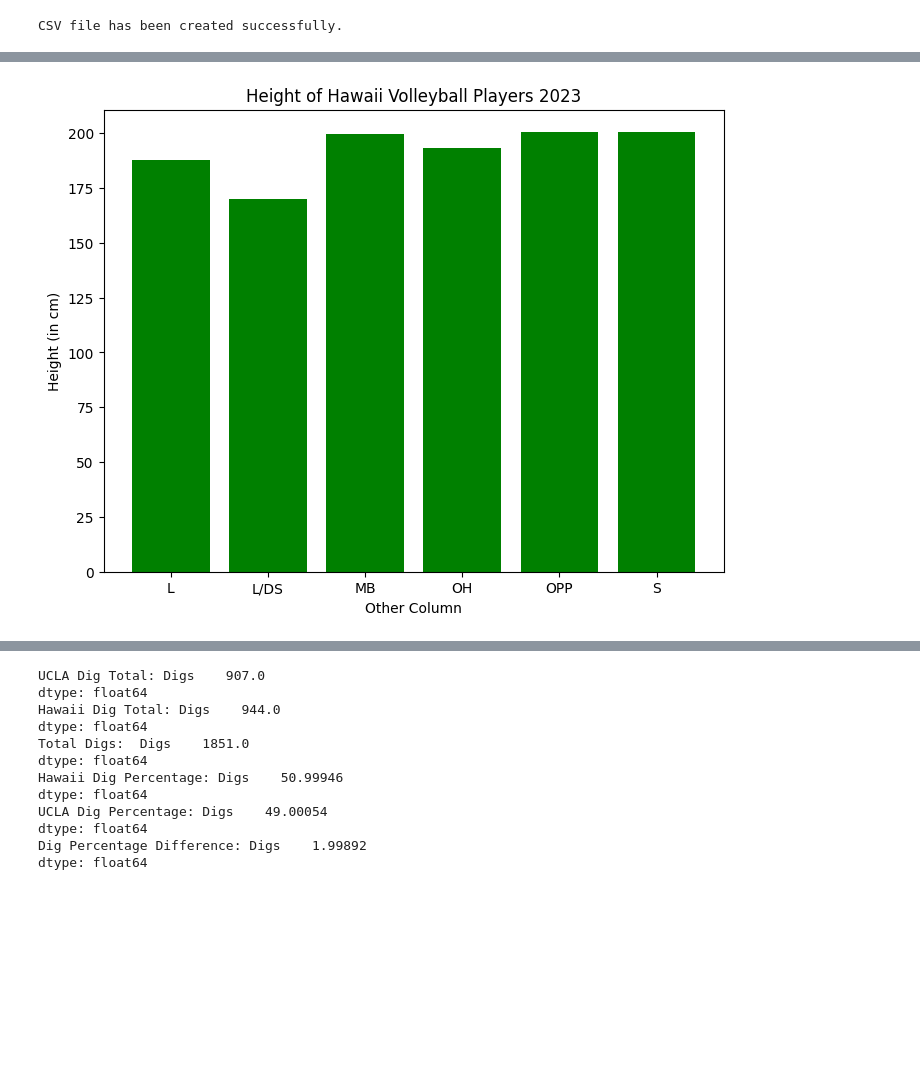
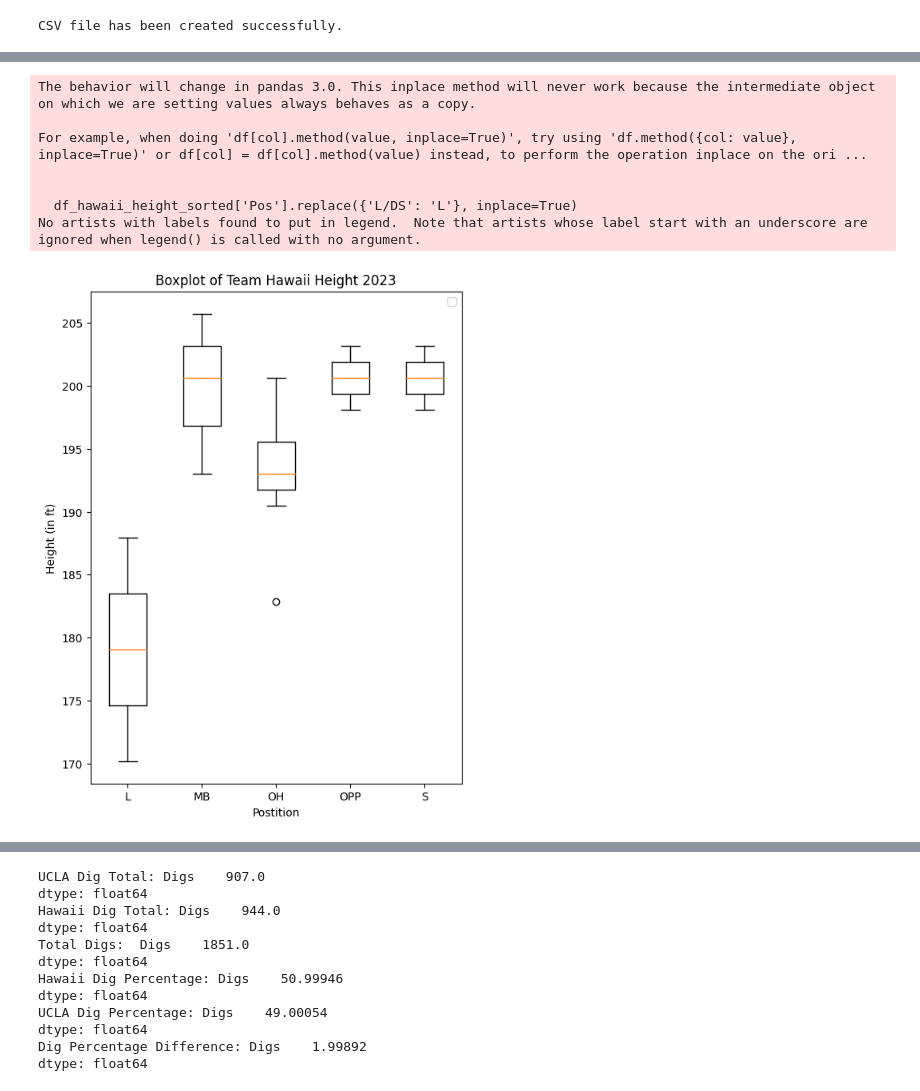
Before and after one commit to lzam0/Comprehensive-Analysis-of-Performance-Metrics, a Jupyter notebook: volleyball dataset.ipynb, the cells around one changed output, grey strips where cells are left out. Cells and saved outputs as stored; diff of their text form; code cells hidden in the pictures; blank space fills up the shorter version.

```diff
--- a/volleyball dataset.ipynb
+++ b/volleyball dataset.ipynb
@@ -124,14 +107,33 @@ plt.show()
-# %%
-# Plotting the sorted data
-plt.figure(figsize=(8, 6))
-positions = hawaii_avg_heights.index  # Assuming both teams have the same positions
-plt.bar(positions, hawaii_avg_heights, color='green', label='Hawaii', alpha=1)  # Use alpha to make bars semi-transparent
-plt.title("Height of Hawaii Volleyball Players 2023")
-plt.xlabel('Other Column')
-plt.ylabel('Height (in cm)')
-plt.show()
-# %% [output]
-[figure, removed]
+# %%
+# Show a box plot graph of height
+plt.figure(figsize=(6, 8))
+
+# make position L/DS into just L
+df_hawaii_height_sorted['Pos'].replace({'L/DS': 'L'}, inplace=True)
+
+# Create botplot Hawaii players
+hawaii_height = df_hawaii_height_sorted.groupby('Pos')['Height'].apply(list)
+height_data = hawaii_height.values.tolist()
+positions = list(hawaii_height.index)
+
+# boxplot
+hawaii_height_boxplot = plt.boxplot(height_data, labels=positions)
+
+plt.title("Boxplot of Team Hawaii Height 2023")
+plt.xlabel('Postition')
+plt.ylabel('Height (in ft)')
+plt.legend()
+
+plt.show()
+# %% [output]
+The behavior will change in pandas 3.0. This inplace method will never work because the intermediate object on which we are setting values always behaves as a copy.
+
+For example, when doing 'df[col].method(value, inplace=True)', try using 'df.method({col: value}, inplace=True)' or df[col] = df[col].method(value) instead, to perform the operation inplace on the ori ...
+
+
+  df_hawaii_height_sorted['Pos'].replace({'L/DS': 'L'}, inplace=True)
+No artists with labels found to put in legend.  Note that artists whose label start with an underscore are ignored when legend() is called with no argument.
+[figure, added]
 # %%
 # Show a box plot graph of height
 plt.figure(figsize=(6, 8))
```
Also changed, not shown: parts of 5 cells of this notebook.
